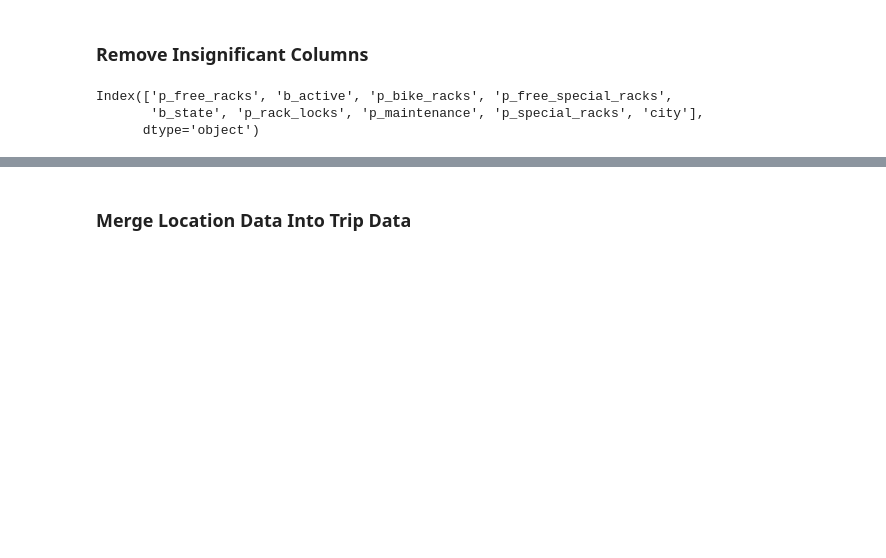
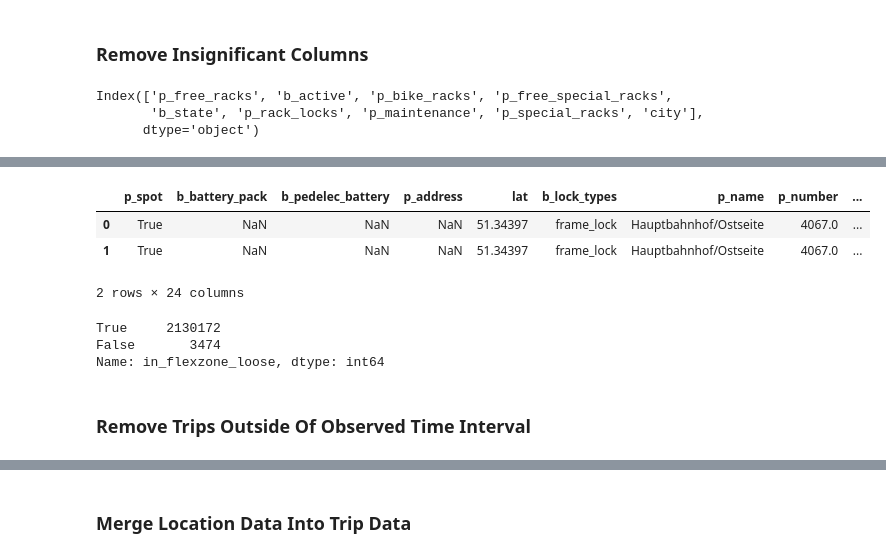
Before and after one commit to mogottsch/aaa-2022-magma, a Jupyter notebook: 01_data_collection_and_preperation/00_bike_sharing_data.ipynb, the cells around one changed output, grey strips where cells are left out. Cells and saved outputs as stored; diff of their text form; code cells hidden in the pictures; blank space fills up the shorter version.

```diff
--- a/01_data_collection_and_preperation/00_bike_sharing_data.ipynb
+++ b/01_data_collection_and_preperation/00_bike_sharing_data.ipynb
@@ -69,0 +150,5 @@ data_df = data_df.rename(columns=rename_dict)
+# %%
+flexzone_loose = flexzone.copy()
+flexzone_loose = flexzone_loose.to_crs(epsg=3763)
+flexzone_loose = flexzone_loose.buffer(10000)
+flexzone_loose = flexzone_loose.to_crs(epsg=4326)
@@ -69,0 +177,12 @@ data_df = data_df.rename(columns=rename_dict)
+# %%
+flexzone_loose = flexzone_loose.to_crs(epsg=4326)
+flexzone_loose = flexzone_loose.to_frame('geometry')
+# %%
+
+points_within = gpd.sjoin(data_geodf, flexzone_loose, predicate='within')
+points_within.head(2)
+# %% [output]
+|  | p_spot | b_battery_pack | b_pedelec_battery | p_address | lat | b_lock_types | p_name | p_number | ... |
+| 0 | True | NaN | NaN | NaN | 51.34397 | frame_lock | Hauptbahnhof/Ostseite | 4067.0 | ... |
+| 1 | True | NaN | NaN | NaN | 51.34397 | frame_lock | Hauptbahnhof/Ostseite | 4067.0 | ... |
+2 rows × 24 columns
@@ -69,0 +191,6 @@ data_df = data_df.rename(columns=rename_dict)
+# %%
+data_df.in_flexzone_loose.value_counts()
+# %% [output]
+True     2130172
+False       3474
+Name: in_flexzone_loose, dtype: int64
@@ -69,0 +202,2 @@ data_df = data_df.rename(columns=rename_dict)
+# %% [markdown]
+### Remove Trips Outside Of Observed Time Interval
```
Also changed, not shown: parts of 63 cells of this notebook, 5 other files.
